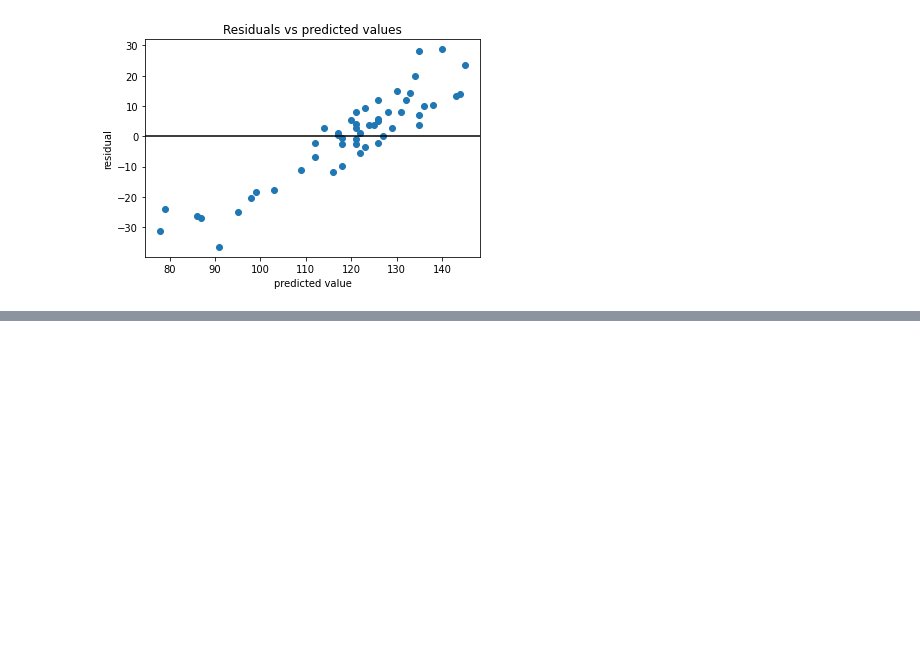
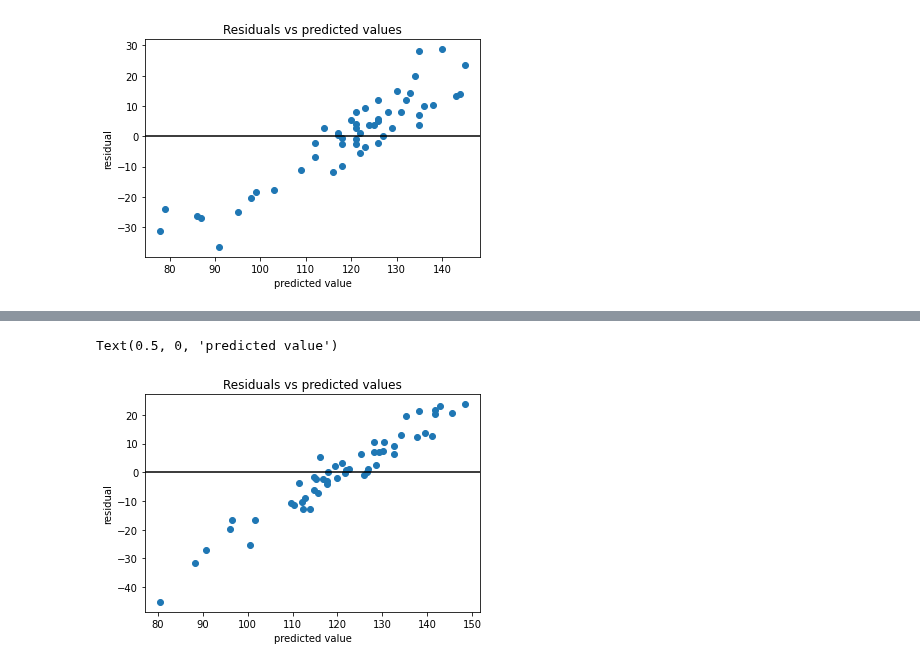
Before and after one commit to bambinos/educational-resources, a Jupyter notebook: ROS/Introclass/Introclass.ipynb, the cells around one changed output, grey strips where cells are left out. Saved outputs shown, nothing was run; the diff lists cells and outputs as text; code cells hidden in the pictures; blank space fills up the shorter version.

```diff
--- a/ROS/Introclass/Introclass.ipynb
+++ b/ROS/Introclass/Introclass.ipynb
@@ -114,0 +137,10 @@ x.shape
+# %%
+fig, ax = plt.subplots()
+ax.scatter(introclass["final_fake"], resid )
+ax.axhline(0, c="black")
+ax.set_title("Residuals vs predicted values")
+ax.set_ylabel("residual")
+ax.set_xlabel("predicted value")
+# %% [output]
+Text(0.5, 0, 'predicted value')
+[figure, added]
```
Also changed, not shown: parts of 9 cells of this notebook.
